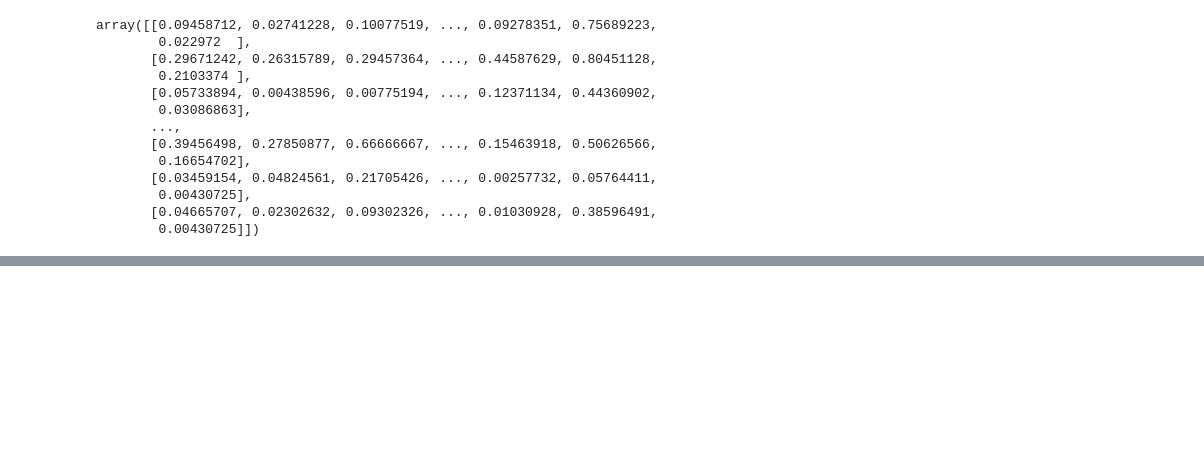
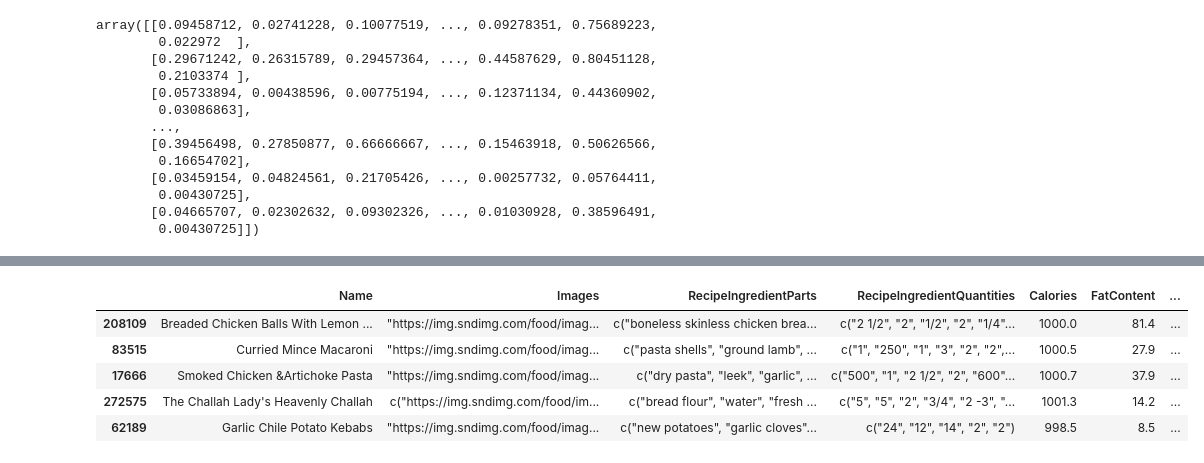
Before and after one commit to Dietica-Capstone/ml-dietica, a Jupyter notebook: model_rekomendasi.ipynb, the cells around one changed output, grey strips where cells are left out. Saved outputs shown, nothing was run; the diff lists cells and outputs as text; code cells hidden in the pictures; blank space fills up the shorter version.

```diff
--- a/model_rekomendasi.ipynb
+++ b/model_rekomendasi.ipynb
@@ -520,0 +574,21 @@ WARNING:absl:You are saving your model as an HDF5 file via `model.save()` or `ke
+# %%
+from sklearn.metrics.pairwise import euclidean_distances
+
+input_kalori = 1000
+
+distances = euclidean_distances(extracted_data[['Calories']], [[input_kalori]])
+
+extracted_data['Distances'] = distances
+
+sort_resep = extracted_data.sort_values('Distances')
+
+top_resep = sort_resep.head(5)
+
+top_resep
+# %% [output]
+|  | Name | Images | RecipeIngredientParts | RecipeIngredientQuantities | Calories | FatContent | ... |
+| 208109 | Breaded Chicken Balls With Lemon ... | "https://img.sndimg.com/food/imag... | c("boneless skinless chicken brea... | c("2 1/2", "2", "1/2", "2", "1/4"... | 1000.0 | 81.4 | ... |
+| 83515 | Curried Mince Macaroni | "https://img.sndimg.com/food/imag... | c("pasta shells", "ground lamb", ... | c("1", "250", "1", "3", "2", "2",... | 1000.5 | 27.9 | ... |
+| 17666 | Smoked Chicken &Artichoke Pasta | "https://img.sndimg.com/food/imag... | c("dry pasta", "leek", "garlic", ... | c("500", "1", "2 1/2", "2", "600"... | 1000.7 | 37.9 | ... |
+| 272575 | The Challah Lady's Heavenly Challah | c("https://img.sndimg.com/food/im... | c("bread flour", "water", "fresh ... | c("5", "5", "2", "3/4", "2 -3", "... | 1001.3 | 14.2 | ... |
+| 62189 | Garlic Chile Potato Kebabs | "https://img.sndimg.com/food/imag... | c("new potatoes", "garlic cloves"... | c("24", "12", "14", "2", "2") | 998.5 | 8.5 | ... |
```
Also changed, not shown: parts of 11 cells of this notebook.
